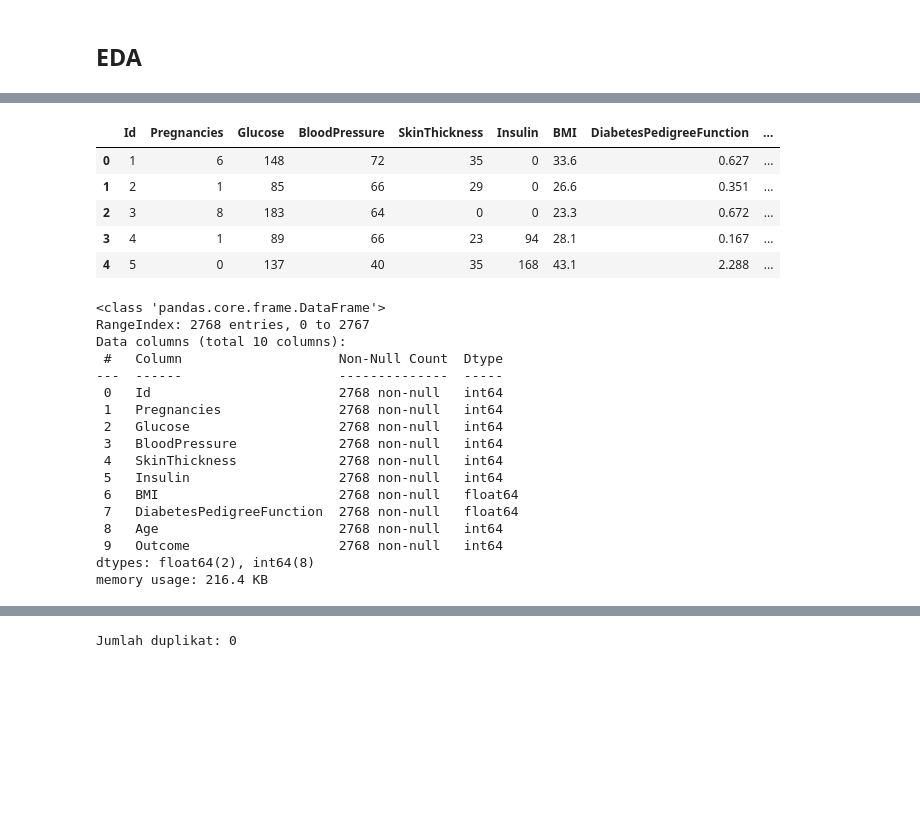
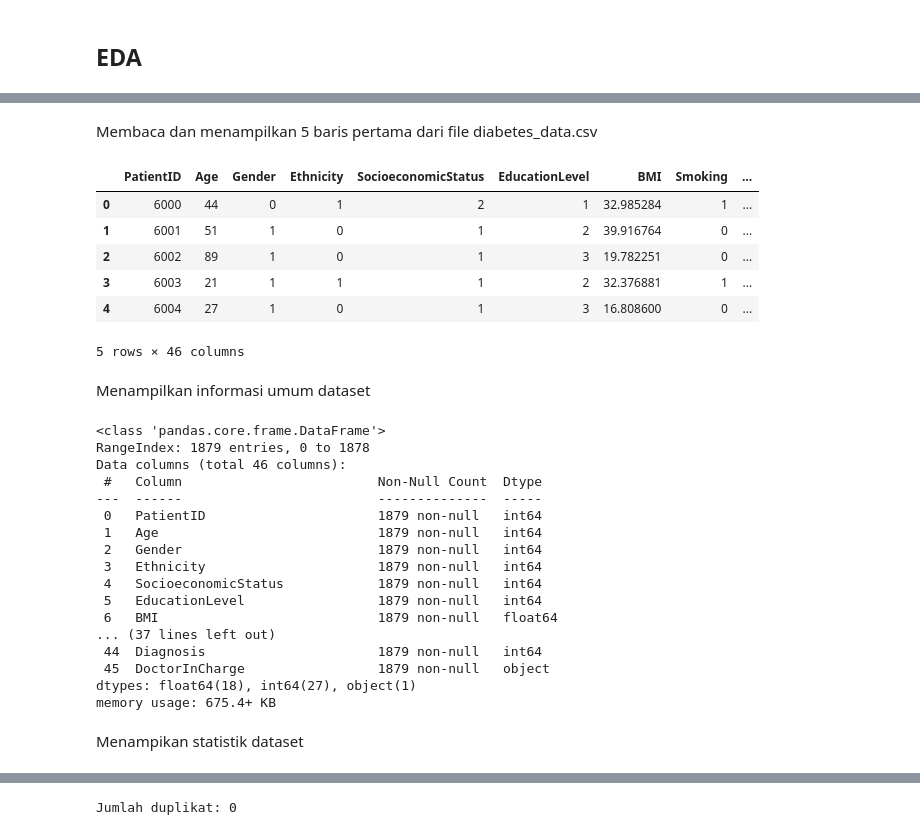
Before and after one commit to YukiImable/NutriAI, a Jupyter notebook: capstone.ipynb, the cells around one changed output, grey strips where cells are left out. Saved outputs shown, nothing was run; the diff lists cells and outputs as text; code cells hidden in the pictures; blank space fills up the shorter version.

```diff
--- a/capstone.ipynb
+++ b/capstone.ipynb
@@ -46,36 +153,43 @@ Fitur-fitur dataset dan deskripsinya :
+# %% [markdown]
+Membaca dan menampilkan 5 baris pertama dari file diabetes_data.csv
 # %%
 import pandas as pd
 from IPython.display import display
 
 # df = pd.read_csv('Healthcare-Diabetes.csv')
-df = pd.read_csv('Healthcare-Diabetes.csv')
+df = pd.read_csv('diabetes_data.csv')
 
 display(df.head())
 # %% [output]
-|  | Id | Pregnancies | Glucose | BloodPressure | SkinThickness | Insulin | BMI | DiabetesPedigreeFunction | ... |
-| 0 | 1 | 6 | 148 | 72 | 35 | 0 | 33.6 | 0.627 | ... |
-| 1 | 2 | 1 | 85 | 66 | 29 | 0 | 26.6 | 0.351 | ... |
-| 2 | 3 | 8 | 183 | 64 | 0 | 0 | 23.3 | 0.672 | ... |
-| 3 | 4 | 1 | 89 | 66 | 23 | 94 | 28.1 | 0.167 | ... |
-| 4 | 5 | 0 | 137 | 40 | 35 | 168 | 43.1 | 2.288 | ... |
+|  | PatientID | Age | Gender | Ethnicity | SocioeconomicStatus | EducationLevel | BMI | Smoking | ... |
+| 0 | 6000 | 44 | 0 | 1 | 2 | 1 | 32.985284 | 1 | ... |
+| 1 | 6001 | 51 | 1 | 0 | 1 | 2 | 39.916764 | 0 | ... |
+| 2 | 6002 | 89 | 1 | 0 | 1 | 3 | 19.782251 | 0 | ... |
+| 3 | 6003 | 21 | 1 | 1 | 1 | 2 | 32.376881 | 1 | ... |
+| 4 | 6004 | 27 | 1 | 0 | 1 | 3 | 16.808600 | 0 | ... |
+5 rows × 46 columns
+# %% [markdown]
+Menampilkan informasi umum dataset
 # %%
 df.info()
 # %% [output]
 <class 'pandas.core.frame.DataFrame'>
-RangeIndex: 2768 entries, 0 to 2767
-Data columns (total 10 columns):
- #   Column                    Non-Null Count  Dtype
----  ------                    --------------  -----
- 0   Id                        2768 non-null   int64
- 1   Pregnancies               2768 non-null   int64
- 2   Glucose                   2768 non-null   int64
- 3   BloodPressure             2768 non-null   int64
- 4   SkinThickness             2768 non-null   int64
- 5   Insulin                   2768 non-null   int64
- 6   BMI                       2768 non-null   float64
- 7   DiabetesPedigreeFunction  2768 non-null   float64
- 8   Age                       2768 non-null   int64
- 9   Outcome                   2768 non-null   int64
-dtypes: float64(2), int64(8)
-memory usage: 216.4 KB
+RangeIndex: 1879 entries, 0 to 1878
+Data columns (total 46 columns):
+ #   Column                         Non-Null Count  Dtype
+---  ------                         --------------  -----
+ 0   PatientID                      1879 non-null   int64
+ 1   Age                            1879 non-null   int64
+ 2   Gender                         1879 non-null   int64
+ 3   Ethnicity                      1879 non-null   int64
+ 4   SocioeconomicStatus            1879 non-null   int64
+ 5   EducationLevel                 1879 non-null   int64
+ 6   BMI                            1879 non-null   float64
+... (37 lines left out)
+ 44  Diagnosis                      1879 non-null   int64
+ 45  DoctorInCharge                 1879 non-null   object
+dtypes: float64(18), int64(27), object(1)
+memory usage: 675.4+ KB
+# %% [markdown]
+Menampikan statistik dataset
 # %%
```
Also changed, not shown: parts of 109 cells of this notebook, 11 other files.
